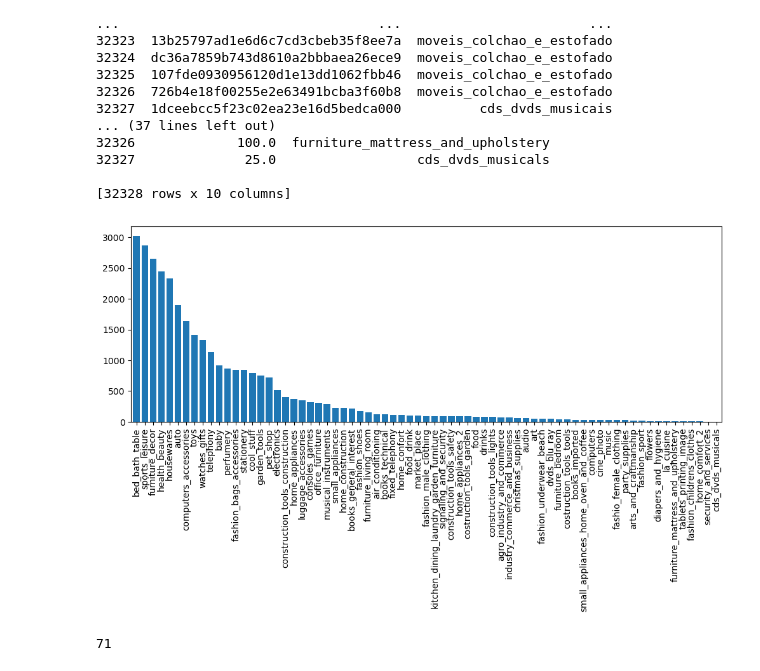
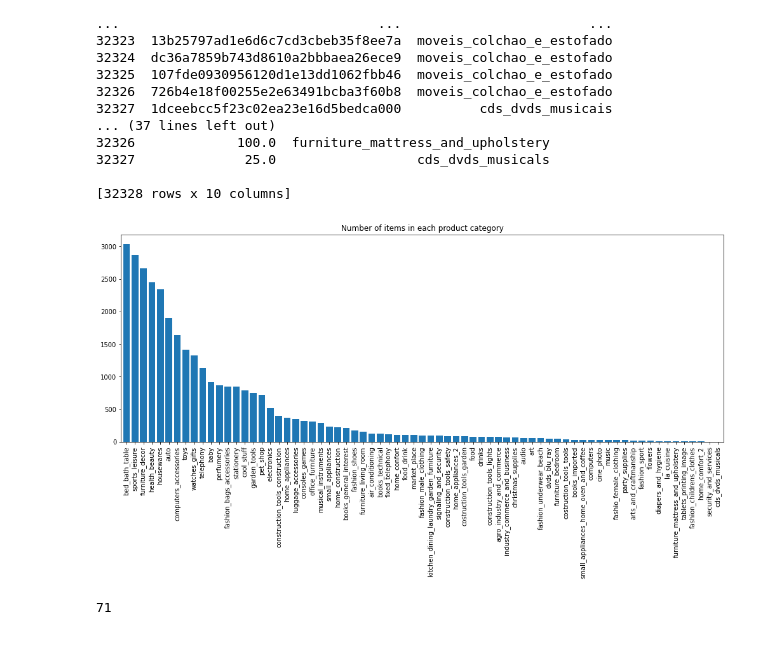
Before and after one commit to Tyna-504/ufcfmm-recommender, a Jupyter notebook: Subtask 1 EDA.ipynb, the cells around one changed output. Saved outputs shown, nothing was run; the diff lists cells and outputs as text; code cells hidden in the pictures.

```diff
--- a/Subtask 1 EDA.ipynb
+++ b/Subtask 1 EDA.ipynb
@@ -139,9 +139,10 @@ print(new_product_data_translated) # the merged dataset now has both the Portugu
 [32328 rows x 10 columns]
 # %%
 # Visualise the dataset
-new_product_data_translated['product_category_name_english'].value_counts().plot(kind='bar', width=0.8, figsize=(12, 4));
+plt.title('Number of items in each product category')
+new_product_data_translated['product_category_name_english'].value_counts().plot(kind='bar', width=0.8, figsize=(17, 6));
 # %% [output]
-[figure, old version]
+[figure, new version]
 # %%
 # Count the number of unique values in the product category column
 new_product_data_translated['product_category_name_english'].nunique()
```
Also changed, not shown: parts of 4 cells of this notebook.
